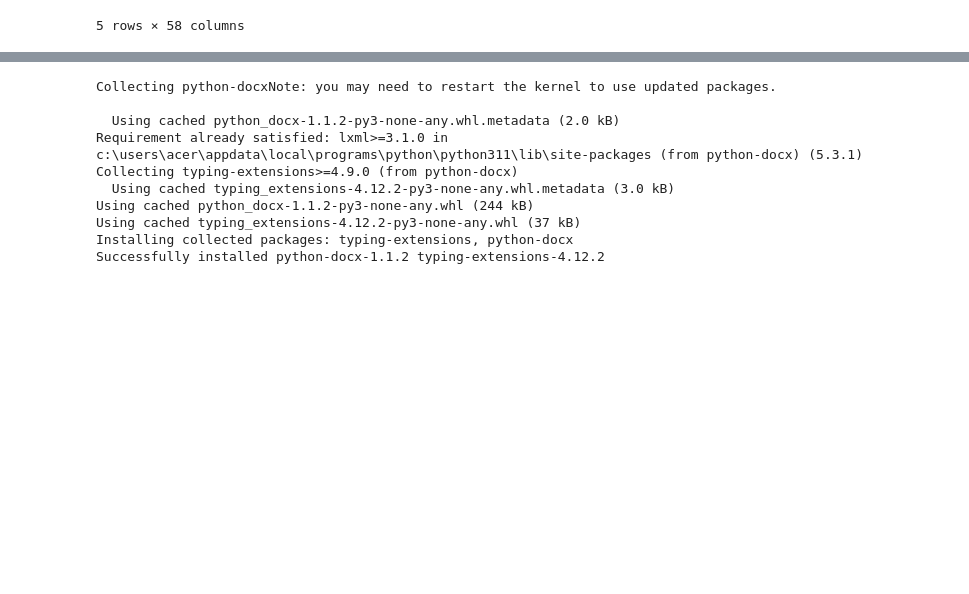
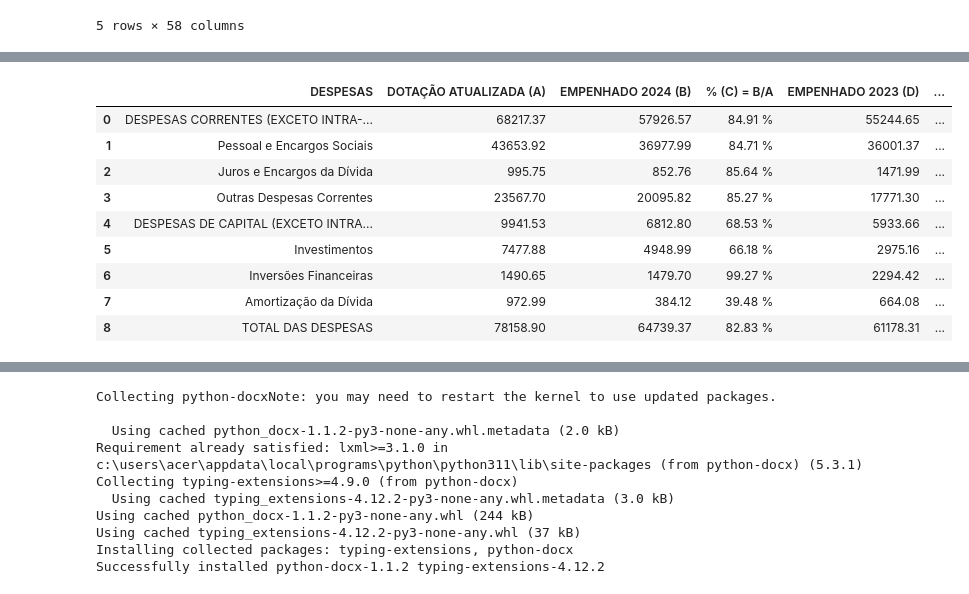
Before and after one commit to PedroJRod/api_siconfi, a Jupyter notebook: report.ipynb, the cells around one changed output, grey strips where cells are left out. Drawn from its saved outputs; the diff is of its cells as text; code cells hidden in the pictures; blank space fills up the shorter version.

```diff
--- a/report.ipynb
+++ b/report.ipynb
@@ -512,3 +538,90 @@ tabela_4
+# %%
+# Tabela 5: Balanço Orçamentário da Despesa
+
+tabela_5 = pd.DataFrame({
+    'DESPESAS': [
+        'DESPESAS CORRENTES (EXCETO INTRA-ORÇAMENTÁRIAS)',
+        'Pessoal e Encargos Sociais',
+        'Juros e Encargos da Dívida',
+        'Outras Despesas Correntes',
+        'DESPESAS DE CAPITAL (EXCETO INTRA-ORÇAMENTÁRIAS)',
+        'Investimentos',
+        'Inversões Financeiras',
+        'Amortização da Dívida',
+        'TOTAL DAS DESPESAS'
+    ],
+    'DOTAÇÃO ATUALIZADA (A)': [
+        get_value(exercicio, 'DespesasCorrentes','DOTAÇÃO ATUALIZADA (e)'),
+        get_value(exercicio, 'PessoalEEncargosSociais', 'DOTAÇÃO ATUALIZADA (e)'),
+        get_value(exercicio, 'JurosEEncargosDaDivida', 'DOTAÇÃO ATUALIZADA (e)'),
+        get_value(exercicio, 'OutrasDespesasCorrentes', 'DOTAÇÃO ATUALIZADA (e)'),
+        get_value(exercicio, 'DespesasDeCapital', 'DOTAÇÃO ATUALIZADA (e)'),
+        get_value(exercicio, 'Investimentos', 'DOTAÇÃO ATUALIZADA (e)'),
+        get_value(exercicio, 'InversoesFinanceiras', 'DOTAÇÃO ATUALIZADA (e)'),
+        get_value(exercicio, 'AmortizacaoDaDivida', 'DOTAÇÃO ATUALIZADA (e)'),
+        0
+    ],
+    f'EMPENHADO {exercicio} (B)': [
+        get_value(exercicio, 'DespesasCorrentes','DESPESAS EMPENHADAS ATÉ O BIMESTRE (f)'),
+        get_value(exercicio, 'PessoalEEncargosSociais', 'DESPESAS EMPENHADAS ATÉ O BIMESTRE (f)'),
+        get_value(exercicio, 'JurosEEncargosDaDivida', 'DESPESAS EMPENHADAS ATÉ O BIMESTRE (f)'),
+        get_value(exercicio, 'OutrasDespesasCorrentes', 'DESPESAS EMPENHADAS ATÉ O BIMESTRE (f)'),
+        get_value(exercicio, 'DespesasDeCapital', 'DESPESAS EMPENHADAS ATÉ O BIMESTRE (f)'),
+        get_value(exercicio, 'Investimentos', 'DESPESAS EMPENHADAS ATÉ O BIMESTRE (f)'),
+        get_value(exercicio, 'InversoesFinanceiras', 'DESPESAS EMPENHADAS ATÉ O BIMESTRE (f)'),
+        get_value(exercicio, 'AmortizacaoDaDivida', 'DESPESAS EMPENHADAS ATÉ O BIMESTRE (f)'),
+        0
+    ],
+    '% (C) = B/A': [0] * 9,
+    f'EMPENHADO {exercicio_anterior} (D)': [
+        get_value(exercicio_anterior, 'DespesasCorrentes', 'DESPESAS EMPENHADAS ATÉ O BIMESTRE (f)'),
+        get_value(exercicio_anterior, 'PessoalEEncargosSociais', 'DESPESAS EMPENHADAS ATÉ O BIMESTRE (f)'),
+        get_value(exercicio_anterior, 'JurosEEncargosDaDivida', 'DESPESAS EMPENHADAS ATÉ O BIMESTRE (f)'),
+        get_value(exercicio_anterior, 'OutrasDespesasCorrentes', 'DESPESAS EMPENHADAS ATÉ O BIMESTRE (f)'),
+        get_value(exercicio_anterior, 'DespesasDeCapital', 'DESPESAS EMPENHADAS ATÉ O BIMESTRE (f)'),
+        get_value(exercicio_anterior, 'Investimentos', 'DESPESAS EMPENHADAS ATÉ O BIMESTRE (f)'),
+        get_value(exercicio_anterior, 'InversoesFinanceiras', 'DESPESAS EMPENHADAS ATÉ O BIMESTRE (f)'),
+        get_value(exercicio_anterior, 'AmortizacaoDaDivida', 'DESPESAS EMPENHADAS ATÉ O BIMESTRE (f)'),
+        0
+    ],
+    'Var. Nom. (%) E = (B/D) -1': [0] * 9
+})
+
+tabela_5.loc[tabela_5['DESPESAS'] == 'TOTAL DAS DESPESAS', 'DOTAÇÃO ATUALIZADA (A)'] = (
+    get_value(exercicio, 'DespesasCorrentes','DOTAÇÃO ATUALIZADA (e)')
+    +get_value(exercicio, 'DespesasDeCapital', 'DOTAÇÃO ATUALIZADA (e)')
+)
+tabela_5.loc[tabela_5['DESPESAS'] == 'TOTAL DAS DESPESAS', f'EMPENHADO {exercicio} (B)'] = (
+    get_value(exercicio, 'DespesasCorrentes', 'DESPESAS EMPENHADAS ATÉ O BIMESTRE (f)')
+    +get_value(exercicio, 'DespesasDeCapital', 'DESPESAS EMPENHADAS ATÉ O BIMESTRE (f)')
+)
+tabela_5.loc[tabela_5['DESPESAS'] == 'TOTAL DAS DESPESAS', f'EMPENHADO {exercicio_anterior} (D)'] = (
+    get_value(exercicio_anterior, 'DespesasCorrentes', 'DESPESAS EMPENHADAS ATÉ O BIMESTRE (f)')
+    +get_value(exercicio_anterior, 'DespesasDeCapital', 'DESPESAS EMPENHADAS ATÉ O BIMESTRE (f)')
+)
+
+
+# calcula a porcentagem das colunas
+tabela_5['% (C) = B/A'] = (tabela_5[f'EMPENHADO {exercicio} (B)'] / tabela_5['DOTAÇÃO ATUALIZADA (A)'] * 100).round(2)
+tabela_5['% (C) = B/A'] = tabela_5['% (C) = B/A'].fillna(0).replace([float('inf'), -float('inf')], 0).astype(str) + ' %'
+
+tabela_5['Var. Nom. (%) E = (B/D) -1'] = (
+    abs((tabela_5[f'EMPENHADO {exercicio} (B)'] / tabela_5[f'EMPENHADO {exercicio_anterior} (D)']) - 1) * 100
+)
+tabela_5['Var. Nom. (%) E = (B/D) -1'] = tabela_5['Var. Nom. (%) E = (B/D) -1'].round(2).fillna(0).replace([float('inf'), -float('inf')], 0).astype(str) + ' %'
+
+tabela_5
+# %% [output]
+|  | DESPESAS | DOTAÇÃO ATUALIZADA (A) | EMPENHADO 2024 (B) | % (C) = B/A | EMPENHADO 2023 (D) | ... |
+| 0 | DESPESAS CORRENTES (EXCETO INTRA-... | 68217.37 | 57926.57 | 84.91 % | 55244.65 | ... |
+| 1 | Pessoal e Encargos Sociais | 43653.92 | 36977.99 | 84.71 % | 36001.37 | ... |
+| 2 | Juros e Encargos da Dívida | 995.75 | 852.76 | 85.64 % | 1471.99 | ... |
+| 3 | Outras Despesas Correntes | 23567.70 | 20095.82 | 85.27 % | 17771.30 | ... |
+| 4 | DESPESAS DE CAPITAL (EXCETO INTRA... | 9941.53 | 6812.80 | 68.53 % | 5933.66 | ... |
+| 5 | Investimentos | 7477.88 | 4948.99 | 66.18 % | 2975.16 | ... |
+| 6 | Inversões Financeiras | 1490.65 | 1479.70 | 99.27 % | 2294.42 | ... |
+| 7 | Amortização da Dívida | 972.99 | 384.12 | 39.48 % | 664.08 | ... |
+| 8 | TOTAL DAS DESPESAS | 78158.90 | 64739.37 | 82.83 % | 61178.31 | ... |
 # %%
 contas_receitas_correntes = [
     'ReceitaDeContribuicoes',
```
Also changed, not shown: parts of 7 cells of this notebook, 2 other files.
